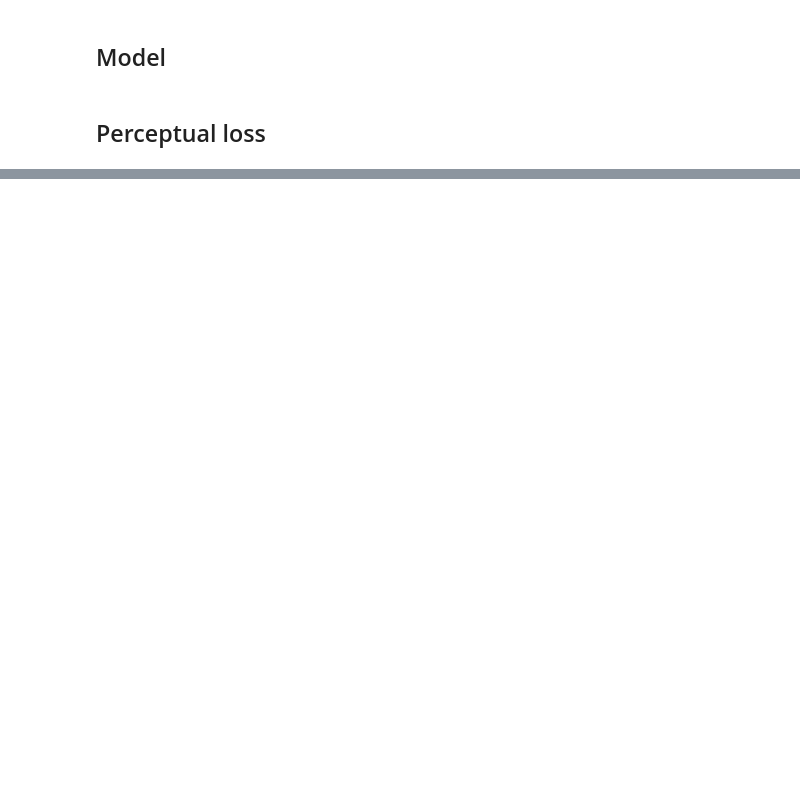
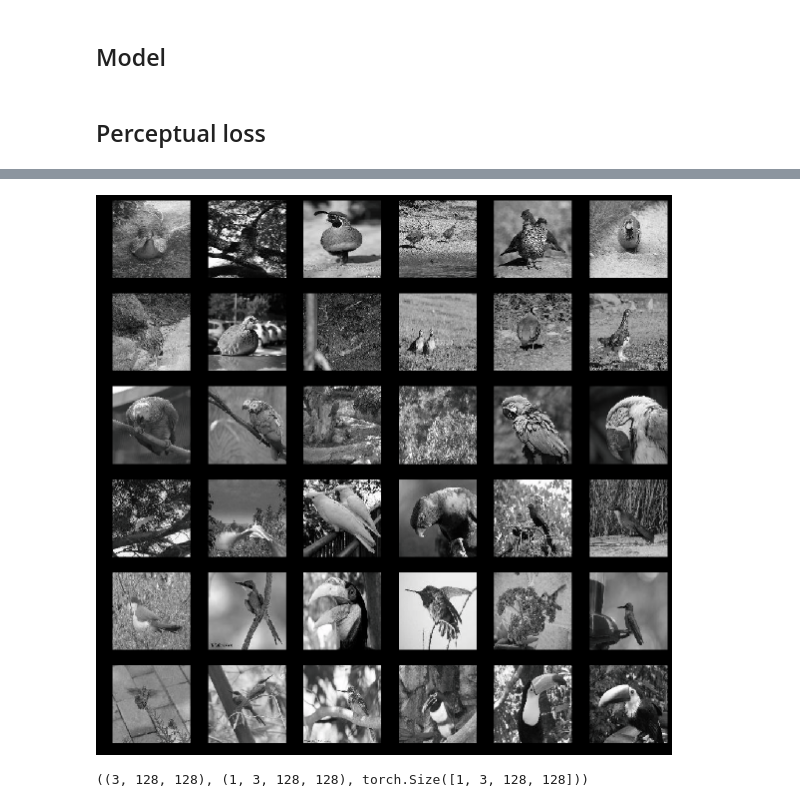
Before and after one commit to jantic/Deep-Learning-Projects, a Jupyter notebook: Jupyter Experiments/1_BlackWhiteToColor/2_Main.ipynb, the cells around one changed output, grey strips where cells are left out. Saved outputs shown, nothing was run; the diff lists cells and outputs as text; code cells hidden in the pictures; blank space fills up the shorter version.

```diff
--- a/Jupyter Experiments/1_BlackWhiteToColor/2_Main.ipynb
+++ b/Jupyter Experiments/1_BlackWhiteToColor/2_Main.ipynb
@@ -101,12 +168,11 @@ fnames_y = np.array(fnames_full_y, copy=False)[keeps]
 arch = vgg16
 # %%
 class MatchedFilesDataset(FilesDataset):
-    def __init__(self, fnames_x, fnames_y, transform, path):
-        self.y=fnames_y
-        assert(len(fnames_x)==len(fnames_y))
-        super().__init__(fnames_x, transform, path)
-    def get_y(self, i):
-        return open_image(os.path.join(self.path, self.y[i]))
+    def __init__(self, fnames, y, transform, path):
+        self.y=y
+        assert(len(fnames)==len(y))
+        super().__init__(fnames, transform, path)
+    def get_y(self, i): return open_image(os.path.join(self.path, self.y[i]))
     def get_c(self): return 0
 # %%
 aug_tfms = [RandomDihedral(tfm_y=TfmType.PIXEL)]
@@ -268,0 +366,5 @@ learn.load('bwtoc0')
+# %%
+fig,axes=plt.subplots(6,6,figsize=(20,20))
+for i,ax in enumerate(axes.flat): plot_ds_img(i+200,ax=ax, normed=True)
+# %% [output]
+[figure, added]
@@ -268,0 +375,6 @@ learn.load('bwtoc0')
+# %%
+learn.model.eval()
+preds = learn.model(VV(x[None]))
+x.shape,y.shape,preds.shape
+# %% [output]
+((3, 128, 128), (1, 3, 128, 128), torch.Size([1, 3, 128, 128]))
```
Also changed, not shown: parts of 47 cells of this notebook.
